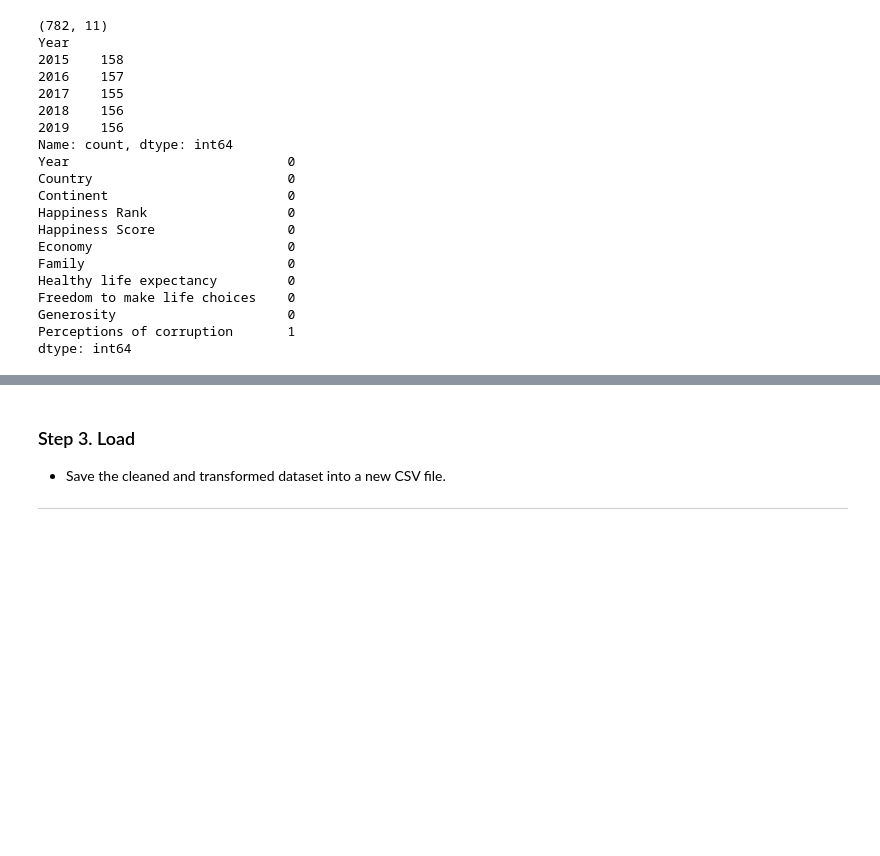
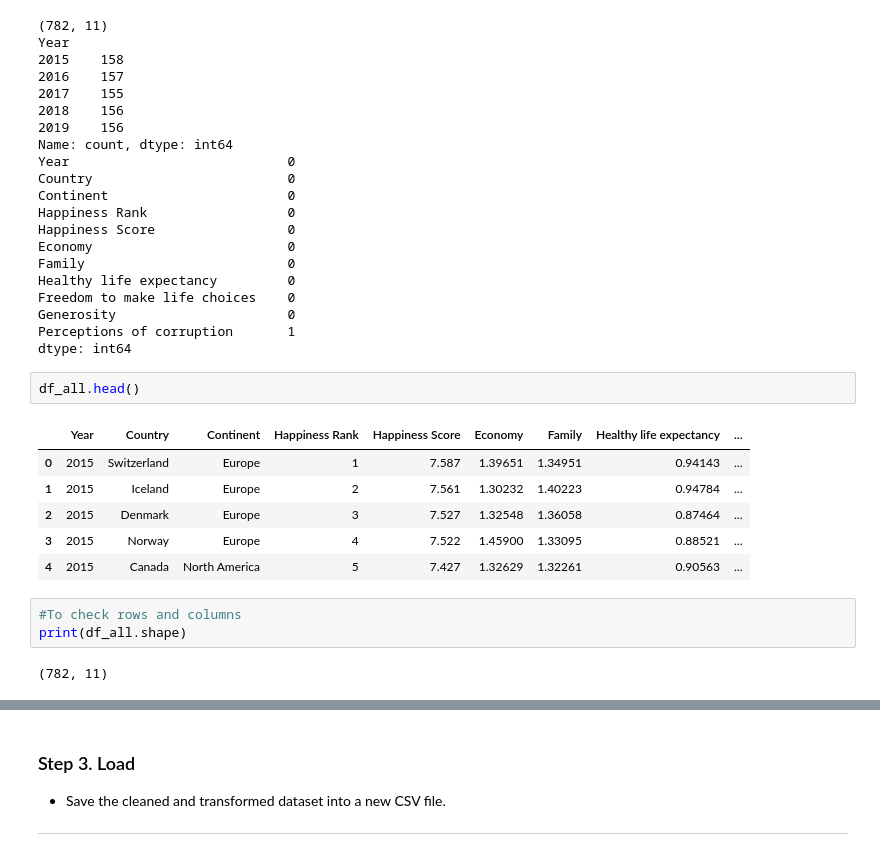
Before and after one commit to angeljayakumar/world-happiness-analytics, a Jupyter notebook: jupyter_notebooks/01_etl_pipeline.ipynb, the cells around one changed output, grey strips where cells are left out. Drawn from its saved outputs; the diff is of its cells as text; blank space fills up the shorter version.

Commit message:
Check merged dataset: output row and column counts, data types, and null value counts

```diff
--- a/jupyter_notebooks/01_etl_pipeline.ipynb
+++ b/jupyter_notebooks/01_etl_pipeline.ipynb
@@ -865,3 +865,17 @@ Freedom to make life choices    0
 Generosity                      0
 Perceptions of corruption       1
 dtype: int64
+# %%
+df_all.head()
+# %% [output]
+|  | Year | Country | Continent | Happiness Rank | Happiness Score | Economy | Family | Healthy life expectancy | ... |
+| 0 | 2015 | Switzerland | Europe | 1 | 7.587 | 1.39651 | 1.34951 | 0.94143 | ... |
+| 1 | 2015 | Iceland | Europe | 2 | 7.561 | 1.30232 | 1.40223 | 0.94784 | ... |
+| 2 | 2015 | Denmark | Europe | 3 | 7.527 | 1.32548 | 1.36058 | 0.87464 | ... |
+| 3 | 2015 | Norway | Europe | 4 | 7.522 | 1.45900 | 1.33095 | 0.88521 | ... |
+| 4 | 2015 | Canada | North America | 5 | 7.427 | 1.32629 | 1.32261 | 0.90563 | ... |
+# %%
+#To check rows and columns
+print(df_all.shape)
+# %% [output]
+(782, 11)
```
Also changed, not shown: parts of 2 cells of this notebook.
